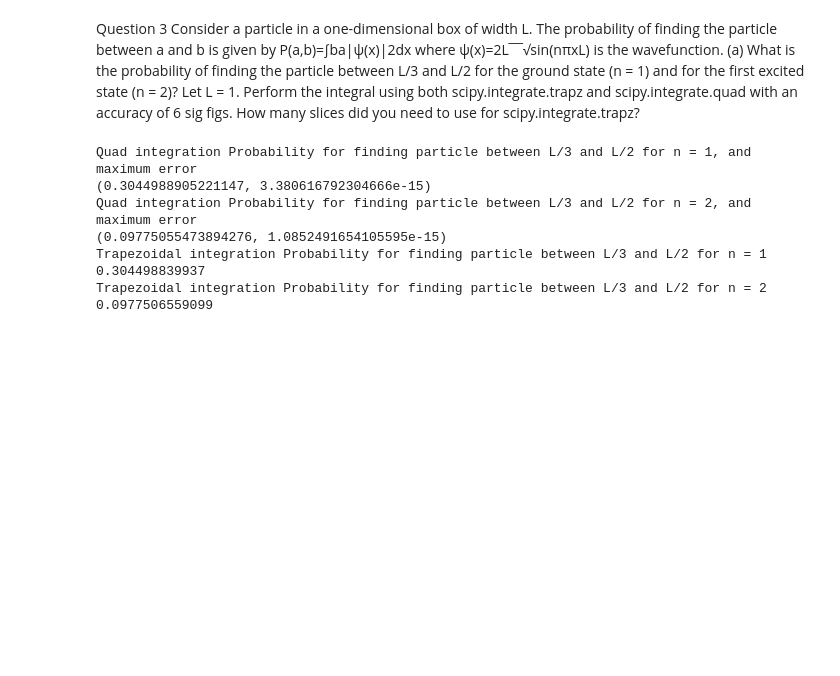
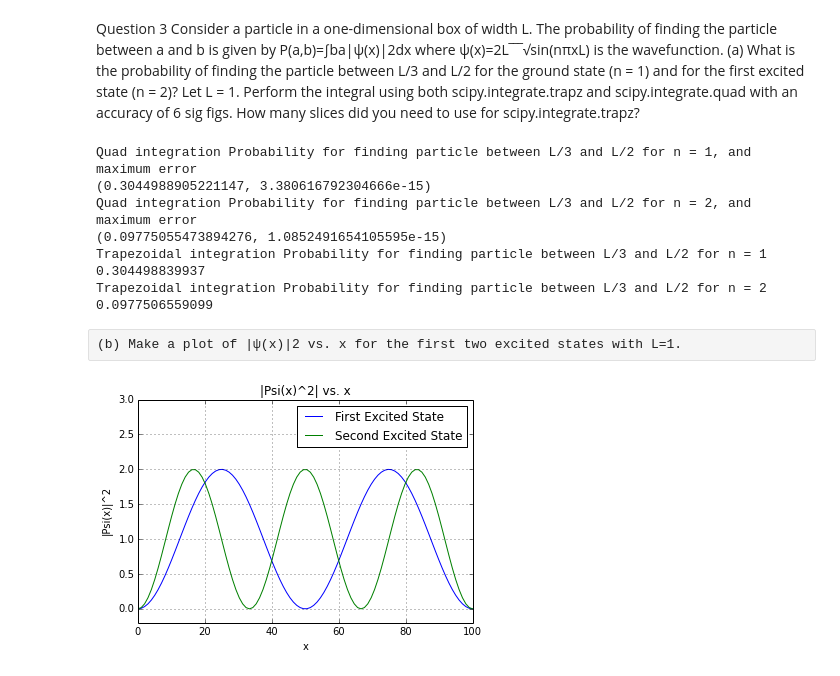
Before and after one commit to jhaslema/PHYS202-S14, a Jupyter notebook: SciPy/IntegrationExercises.ipynb, the cells around one changed output. Saved outputs shown, nothing was run; the diff lists cells and outputs as text; code cells hidden in the pictures; blank space fills up the shorter version.

```diff
--- a/SciPy/IntegrationExercises.ipynb
+++ b/SciPy/IntegrationExercises.ipynb
@@ -133,12 +113,14 @@ where
 is the wavefunction.
 (a) What is the probability of finding the particle between L/3 and L/2 for the ground state (n = 1) and for the first excited state (n = 2)? Let L = 1. Perform the integral using both scipy.integrate.trapz and scipy.integrate.quad with an accuracy of 6 sig figs. How many slices did you need to use for scipy.integrate.trapz?
 # %%
+#needed to use 500 slices in order to get scipy.integrate.trapz to an accuracy
 from scipy.integrate import quad,trapz
 L = 1.
 a = L/3
 b = L/2
-func = lambda x: (np.sqrt(2/L)*np.sin(np.pi*x/L))**2
-func2 = lambda x: (np.sqrt(2/L)*np.sin(2*np.pi*x/L))**2
+func = lambda x: np.abs((np.sqrt(2/L)*np.sin(np.pi*x/L)))**2
+func2 = lambda x: np.abs((np.sqrt(2/L)*np.sin(2*np.pi*x/L)))**2
+func3= lambda x: np.abs((np.sqrt(2/L)*np.sin(3*np.pi*x/L)))**2
 print "Quad integration Probability for finding particle between L/3 and L/2 for n = 1, and maximum error"
 print integrate.quad(func,a,b)
 print "Quad integration Probability for finding particle between L/3 and L/2 for n = 2, and maximum error"
@@ -159,3 +141,18 @@ Trapezoidal integration Probability for finding particle between L/3 and L/2 for
 0.304498839937
 Trapezoidal integration Probability for finding particle between L/3 and L/2 for n = 2
 0.0977506559099
+# %% [raw]
+(b) Make a plot of |ψ(x)|2 vs. x for the first two excited states with L=1.
+# %%
+x = np.linspace(0,100,100)
+plt.plot(x,func2(x),label = "First Excited State")
+plt.plot(x,func3(x),label = "Second Excited State")
+plt.ylabel("|Psi(x)|^2")
+plt.xlabel("x")
+plt.title("|Psi(x)^2| vs. x")
+plt.ylim(-.2,3.)
+plt.grid()
+plt.legend()
+plt.show()
+# %% [output]
+[figure, added]
```
Also changed, not shown: parts of 4 cells of this notebook, 2 other files.
